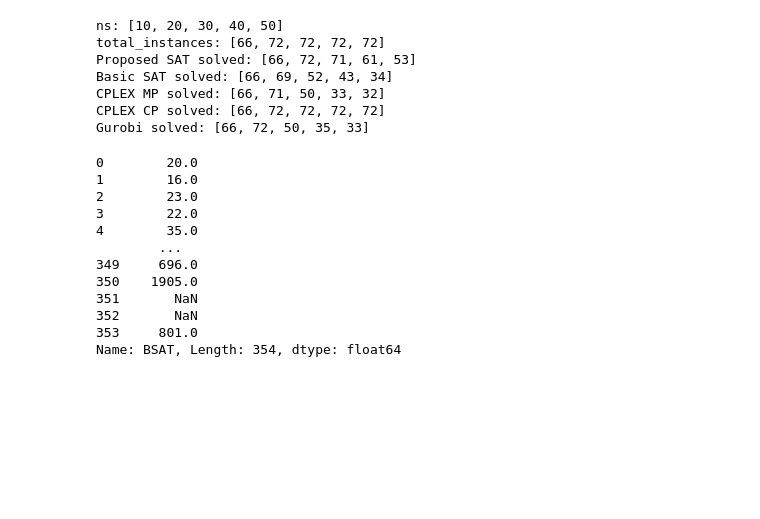
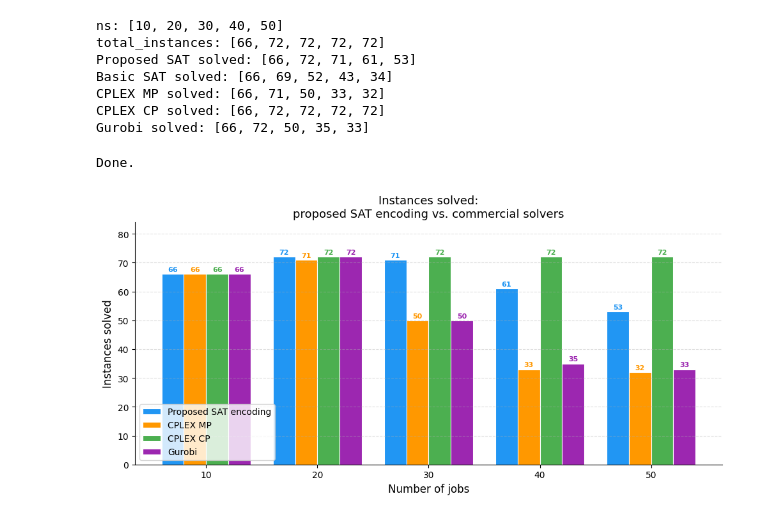
Before and after one commit to lampham04/SAT-JobScheduling, a Jupyter notebook: result_data_extract/extract.ipynb, the cells around one changed output. Cells and saved outputs as stored; diff of their text form; code cells hidden in the pictures; blank space fills up the shorter version.

Commit message:
creating plots for the thesis

```diff
--- a/result_data_extract/extract.ipynb
+++ b/result_data_extract/extract.ipynb
@@ -61,18 +61,64 @@ Basic SAT solved: [66, 69, 52, 43, 34]
 CPLEX MP solved: [66, 71, 50, 33, 32]
 CPLEX CP solved: [66, 72, 72, 72, 72]
 Gurobi solved: [66, 72, 50, 35, 33]
-# %%
-df['BSAT']
-# %% [output]
-0        20.0
-1        16.0
-2        23.0
-3        22.0
-4        35.0
-        ...
-349     696.0
-350    1905.0
-351       NaN
-352       NaN
-353     801.0
-Name: BSAT, Length: 354, dtype: float64
+# %%
+import matplotlib.pyplot as plt
+import matplotlib.ticker as ticker
+import numpy as np
+
+ns = [10, 20, 30, 40, 50]
+total_instances = [66, 72, 72, 72, 72]
+
+solved = {
+    'Proposed SAT encoding': [66, 72, 71, 61, 53],
+    'CPLEX MP':     [66, 71, 50, 33, 32],
+    'CPLEX CP':     [66, 72, 72, 72, 72],
+    'Gurobi':       [66, 72, 50, 35, 33],
+}
+
+colors = {
+    'Proposed SAT encoding': '#2196F3',
+    'CPLEX MP':     '#FF9800',
+    'CPLEX CP':     '#4CAF50',
+    'Gurobi':       '#9C27B0',
+}
+
+fig, ax = plt.subplots(figsize=(10, 5))
+x = np.arange(len(ns))
+n_bars = len(solved)
+bar_width = 0.2
+
+for idx, (label, counts) in enumerate(solved.items()):
+    counts = np.array(counts)
+    offset = (idx - n_bars / 2 + 0.5) * bar_width
+    bars = ax.bar(x + offset, counts, bar_width,
+                  label=label,
+                  color=colors[label],
+                  edgecolor='white',
+                  linewidth=0.8)
+    for bar, val in zip(bars, counts):
+        ax.text(bar.get_x() + bar.get_width() / 2,
+                bar.get_height() + 0.5,
+                str(val), ha='center', va='bottom',
+                fontsize=8, fontweight='bold',
+                color=colors[label])
+
+ax.set_xlabel('Number of jobs', fontsize=12)
+ax.set_ylabel('Instances solved', fontsize=12)
+ax.set_title('Instances solved:\nproposed SAT encoding vs. commercial solvers', fontsize=13)
+ax.set_xticks(x)
+ax.set_xticklabels([str(n) for n in ns])
+ax.set_ylim(0, max(total_instances) + 12)
+ax.legend(fontsize=10, loc='lower left')
+ax.yaxis.set_major_locator(ticker.MultipleLocator(10))
+ax.grid(axis='y', linestyle='--', alpha=0.4)
+ax.spines['top'].set_visible(False)
+ax.spines['right'].set_visible(False)
+
+plt.tight_layout()
+plt.savefig('commercial_instances_solved.png', dpi=300, bbox_inches='tight')
+plt.savefig('commercial_instances_solved.pdf', dpi=300, bbox_inches='tight')
+print("Done.")
+# %% [output]
+Done.
+[figure, added]
```
Also changed, not shown: parts of 6 cells of this notebook, 4 other files.
